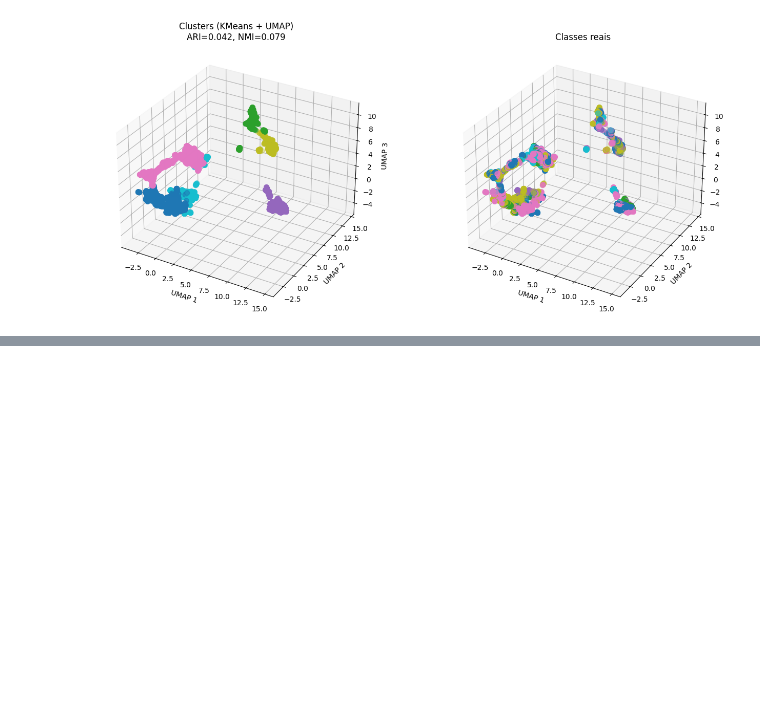
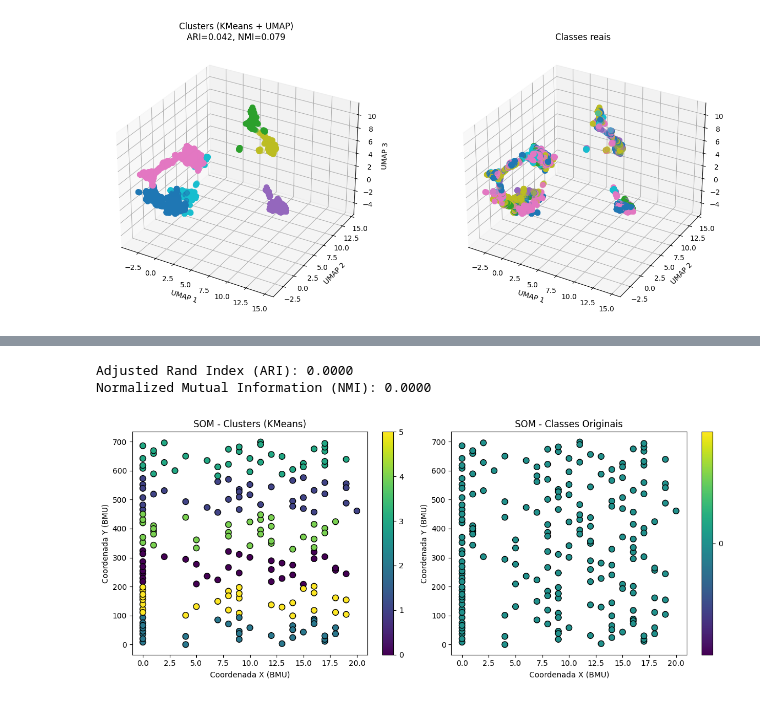
Before and after one commit to grinaldo-oliveira/SibGrapi, a Jupyter notebook: Comparando_Técnicas_com_Clusters_e_Rótulos_Reais.ipynb, the cells around one changed output, grey strips where cells are left out. Saved outputs shown, nothing was run; the diff lists cells and outputs as text; code cells hidden in the pictures; blank space fills up the shorter version.

```diff
--- a/Comparando_Técnicas_com_Clusters_e_Rótulos_Reais.ipynb
+++ b/Comparando_Técnicas_com_Clusters_e_Rótulos_Reais.ipynb
@@ -217,0 +489,80 @@ plt.show()
+# %%
+import numpy as np
+import matplotlib.pyplot as plt
+from minisom import MiniSom
+from sklearn.cluster import KMeans
+from sklearn.metrics import adjusted_rand_score, normalized_mutual_info_score
+
+# ----------------------------
+# Simulação dos dados (embeddings) e rótulos originais
+# ----------------------------
+# Se você já possuir seus dados, substitua as variáveis abaixo, por exemplo:
+# embeddings = np.load("seus_embeddings.npy")
+# labels_originais = np.load("seus_labels.npy")
+
+# Assuming 'labels' contains the original labels for all 7582 samples
+labels_originais = labels
+
+# ----------------------------
+# Treinamento do SOM
+# ----------------------------
+# Definindo o tamanho do mapa. Aqui, usamos uma grade 10x10 (pode ser ajustado conforme os dados)
+som_x, som_y = 100, 700
+input_len = embeddings.shape[1]
+som = MiniSom(som_x, som_y, input_len, sigma=1.0, learning_rate=0.5)
+som.random_weights_init(embeddings)
+som.train_random(embeddings, 1000)  # 1000 iterações
+
+# Para cada amostra, obtém a BMU (coordenadas no mapa SOM)
+bmu_coordinates = np.array([som.winner(x) for x in embeddings])
+# bmu_coordinates tem shape (n_samples, 2), com as coordenadas (i, j)
+
+# ----------------------------
+# Clusterização utilizando KMeans com 6 clusters, sobre as BMU dos dados
+# ----------------------------
+n_clusters = 6
+kmeans = KMeans(n_clusters=n_clusters, random_state=42)
+clusters = kmeans.fit_predict(bmu_coordinates)
+
+# ----------------------------
+# Cálculo das métricas: ARI e NMI
+# ----------------------------
+# Selecting the original labels corresponding to the 200 embeddings used for clustering
+labels_for_clustering = labels_originais[:len(embeddings)] # Selecting the first 200 labels
+
+ari = adjusted_rand_score(labels_for_clustering, clusters) # Using the selected labels
+nmi = normalized_mutual_info_score(labels_for_clustering, clusters)  # Using the selected labels
+
+print(f"Adjusted Rand Index (ARI): {ari:.4f}")
+print(f"Normalized Mutual Information (NMI): {nmi:.4f}")
+
+# ----------------------------
+# Plotagem dos gráficos de comparação (2D)
+# ----------------------------
+plt.figure(figsize=(12, 5))
+
+# Gráfico 1: Posições BMU coloridas de acordo com os clusters obtidos via KMeans
+plt.subplot(1, 2, 1)
+scatter1 = plt.scatter(bmu_coordinates[:, 0], bmu_coordinates[:, 1], c=clusters,
+                        cmap="viridis", edgecolor="k", s=60)
+plt.title("SOM - Clusters (KMeans)")
+plt.xlabel("Coordenada X (BMU)")
+plt.ylabel("Coordenada Y (BMU)")
+plt.colorbar(scatter1, ticks=range(n_clusters))
+
+# Gráfico 2: Posições BMU coloridas conforme as classes originais
+plt.subplot(1, 2, 2)
+unique_labels = np.unique(labels_for_clustering) # Using selected labels
+scatter2 = plt.scatter(bmu_coordinates[:, 0], bmu_coordinates[:, 1], c=labels_for_clustering, # Using selected labels
+                        cmap="viridis", edgecolor="k", s=60)
+plt.title("SOM - Classes Originais")
+plt.xlabel("Coordenada X (BMU)")
+plt.ylabel("Coordenada Y (BMU)")
+plt.colorbar(scatter2, ticks=range(len(unique_labels)))
+
+plt.tight_layout()
+plt.show()
+# %% [output]
+Adjusted Rand Index (ARI): 0.0000
+Normalized Mutual Information (NMI): 0.0000
+[figure, added]
```
Also changed, not shown: parts of 6 cells of this notebook.
